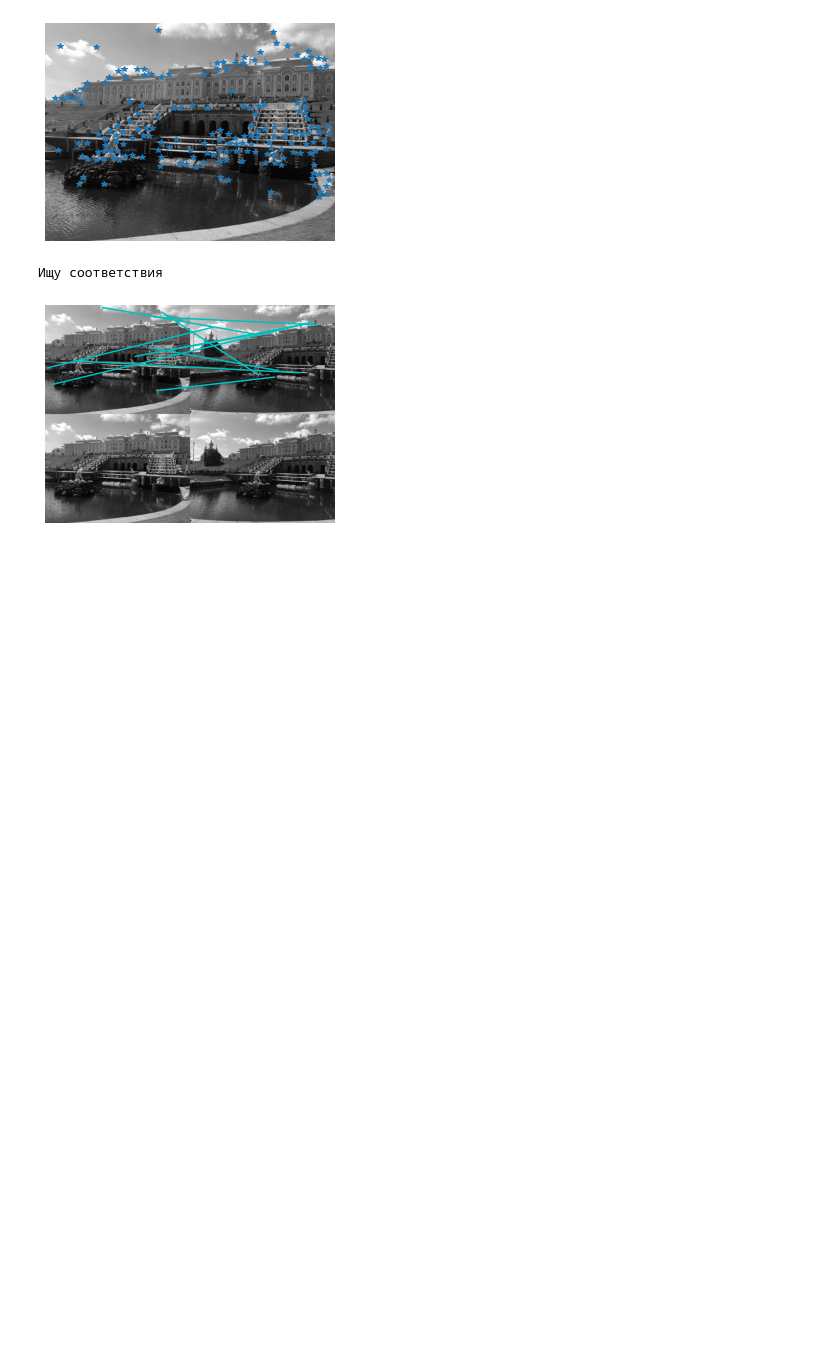
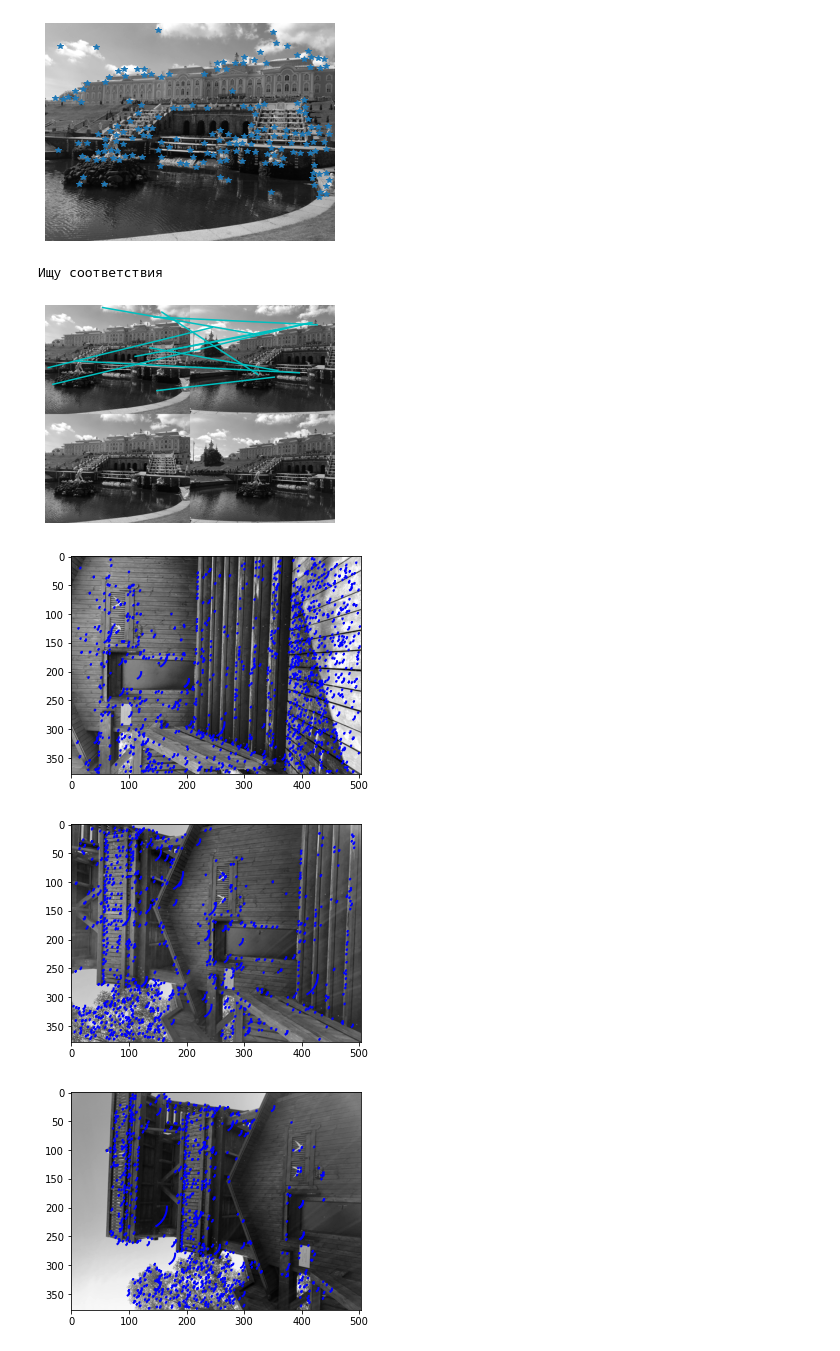
Before and after one commit to mualal/computer-vision-with-python, a Jupyter notebook: 2_local_image_descriptors.ipynb, the cells around one changed output. Cells and saved outputs as stored; diff of their text form; code cells hidden in the pictures; blank space fills up the shorter version.

Commit message:
plot sift points

```diff
--- a/2_local_image_descriptors.ipynb
+++ b/2_local_image_descriptors.ipynb
@@ -54,0 +57,13 @@ harris.plot_matches(im1, im2, filtered_coords1, filtered_coords2, matches[50:100
+# %%
+paths = [
+    os.path.join('images_input', 'Kotlin1.jpg'),
+    os.path.join('images_input', 'Kotlin2.jpg'),
+    os.path.join('images_input', 'Kotlin3.jpg')
+]
+size = (504, 378)
+for path in paths:
+    sift.plot_sift_features(path, size)
+# %% [output]
+[figure, added]
+[figure, added]
+[figure, added]
```
Also changed, not shown: parts of 1 cell of this notebook, 4 other files.
